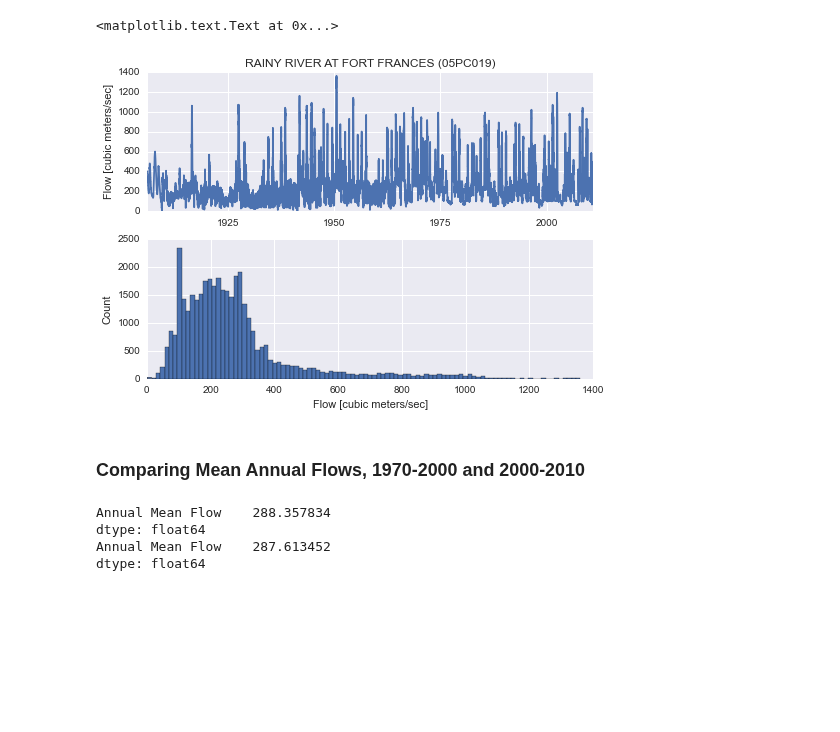
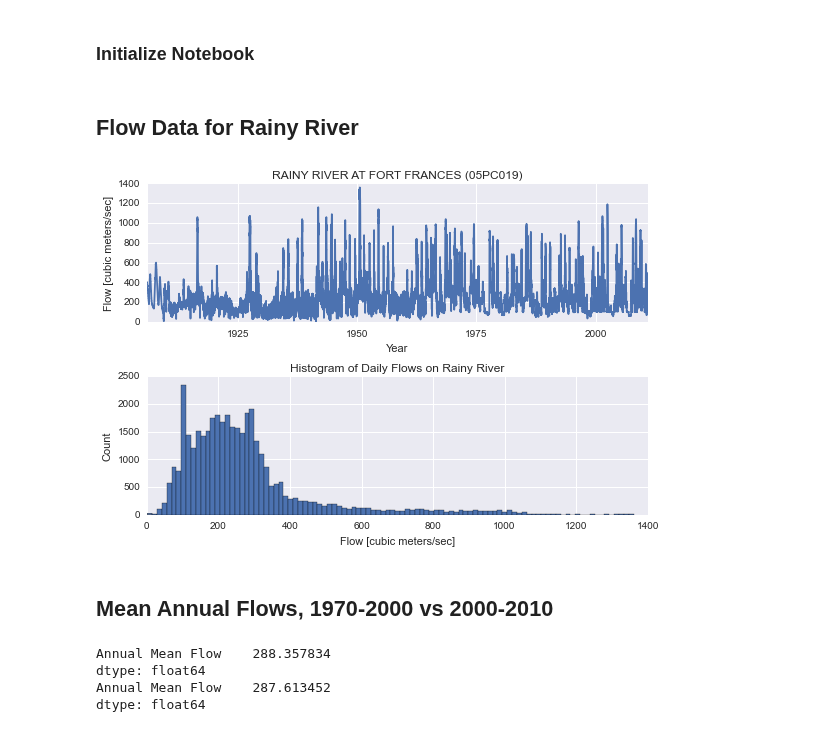
Before and after one commit to kmcgarry7/Rainy-Lake-Hydrology, a Jupyter notebook: Changes_in_Rainy_River_Flows_1970-2010.ipynb, the cells around one changed output. Cells and saved outputs as stored; diff of their text form; code cells hidden in the pictures; blank space fills up the shorter version.

Commit message:
Reorganize Rainy River Flow notebook

```diff
--- a/Changes_in_Rainy_River_Flows_1970-2010.ipynb
+++ b/Changes_in_Rainy_River_Flows_1970-2010.ipynb
@@ -3,3 +10,5 @@
+# %% [markdown]
+### Initialize Notebook
 # %%
 # Display graphics inline with the notebook
 %matplotlib inline
@@ -18,23 +27,28 @@ seaborn.set()
 # Modules to display images and data tables
 from IPython.display import Image
 from IPython.core.display import display
+# %% [markdown]
+## <a name=section01></a>Flow Data for Rainy River
 # %%
 RR = pd.read_pickle('RR.pkl')
 
 plt.subplot(2,1,1)
 RR.plot()
 plt.title(RR.name)
 plt.ylabel('Flow [cubic meters/sec]');
+plt.xlabel('Year');
 
 plt.subplot(2,1,2)
 RR.hist(bins=100)
 plt.xlabel('Flow [cubic meters/sec]')
 plt.ylabel('Count')
+plt.title('Histogram of Daily Flows on Rainy River')
+
+plt.tight_layout()
 # %% [output]
-<matplotlib.text.Text at 0x...>
-[figure, old version]
+[figure, new version]
 # %% [markdown]
-### Comparing Mean Annual Flows, 1970-2000 and 2000-2010
+## <a name=section02></a>Mean Annual Flows, 1970-2000 vs 2000-2010
 # %%
 Qmean = [RR[RR.index.year == yr].mean() for yr in range(1970,2013)]
 
```
Also changed, not shown: parts of 6 cells of this notebook.
